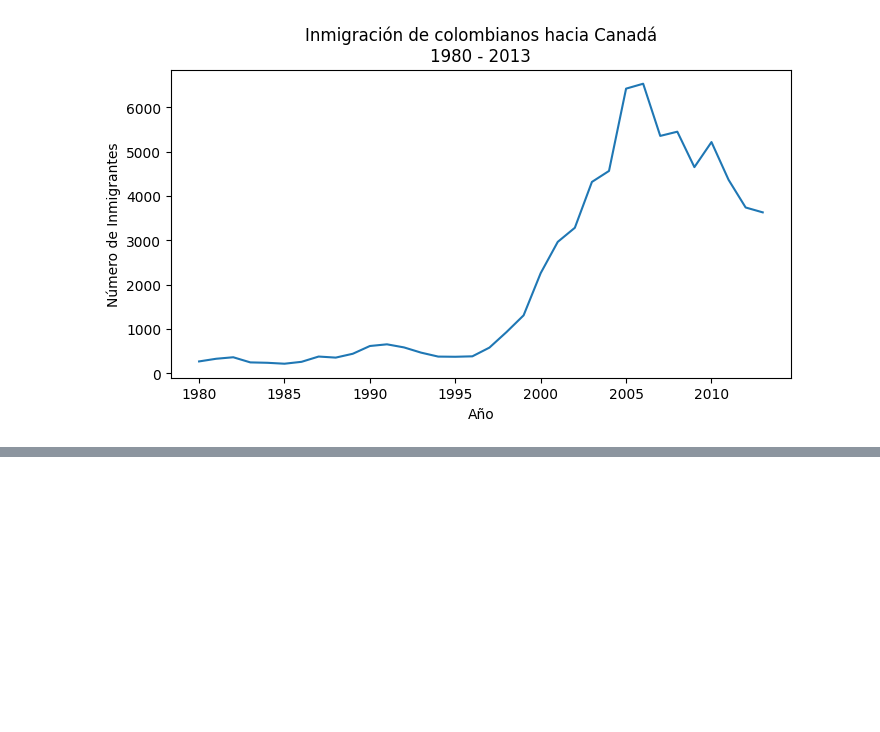
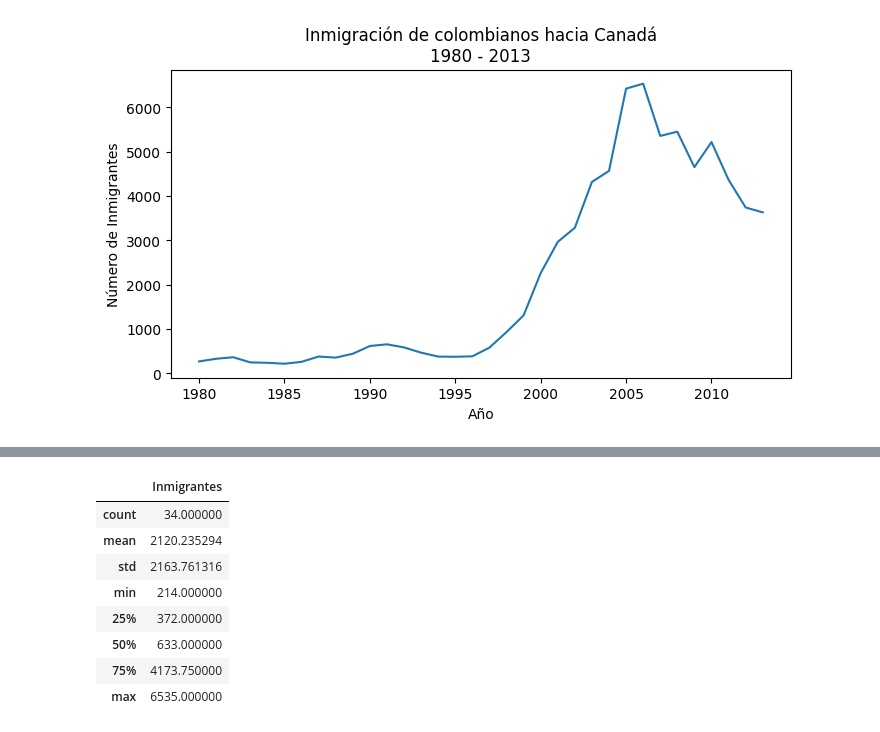
Before and after one commit to NatSama2/Curso-Alura-Latam, a Jupyter notebook: visualizacion_de_datos_con_python.ipynb, the cells around one changed output, grey strips where cells are left out. Cells and saved outputs as stored; diff of their text form; code cells hidden in the pictures; blank space fills up the shorter version.

```diff
--- a/visualizacion_de_datos_con_python.ipynb
+++ b/visualizacion_de_datos_con_python.ipynb
@@ -159,0 +179,12 @@ plt.show()
+# %%
+datos_col.describe()
+# %% [output]
+|  | Inmigrantes |
+| count | 34.000000 |
+| mean | 2120.235294 |
+| std | 2163.761316 |
+| min | 214.000000 |
+| 25% | 372.000000 |
+| 50% | 633.000000 |
+| 75% | 4173.750000 |
+| max | 6535.000000 |
```
Also changed, not shown: parts of 1 cell of this notebook.
